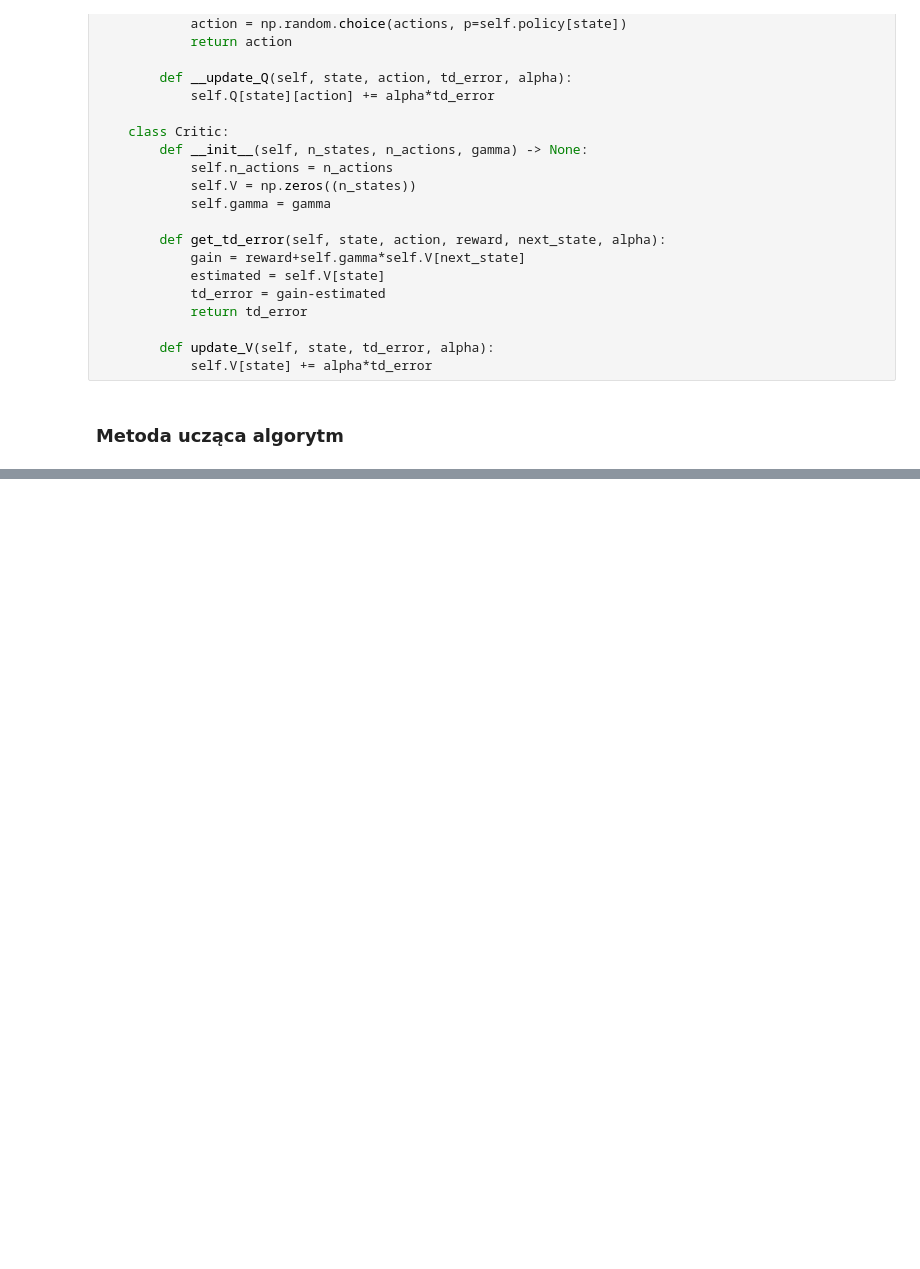
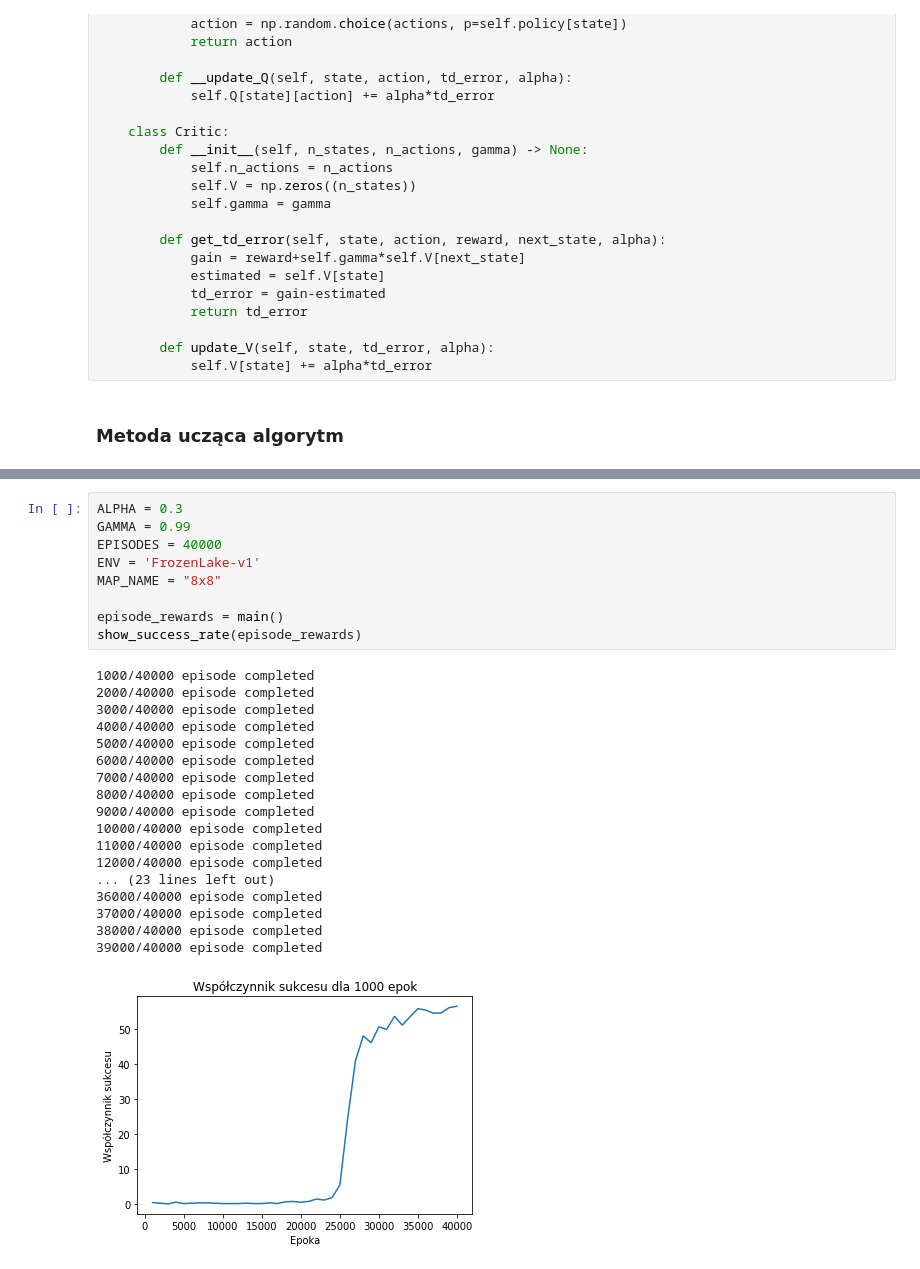
Before and after one commit to Ligerd/reinforcement_learning, a Jupyter notebook: src/actor_critic_simple.ipynb, the cells around one changed output, grey strips where cells are left out. Drawn from its saved outputs; the diff is of its cells as text; blank space fills up the shorter version.

```diff
--- a/src/actor_critic_simple.ipynb
+++ b/src/actor_critic_simple.ipynb
@@ -164,0 +166,28 @@ plot(success_rate, "Średnik współczynnik sukcesu")
+# %%
+ALPHA = 0.3
+GAMMA = 0.99
+EPISODES = 40000
+ENV = 'FrozenLake-v1'
+MAP_NAME = "8x8"
+
+episode_rewards = main()
+show_success_rate(episode_rewards)
+# %% [output]
+1000/40000 episode completed
+2000/40000 episode completed
+3000/40000 episode completed
+4000/40000 episode completed
+5000/40000 episode completed
+6000/40000 episode completed
+7000/40000 episode completed
+8000/40000 episode completed
+9000/40000 episode completed
+10000/40000 episode completed
+11000/40000 episode completed
+12000/40000 episode completed
+... (23 lines left out)
+36000/40000 episode completed
+37000/40000 episode completed
+38000/40000 episode completed
+39000/40000 episode completed
+[figure, added]
```
Also changed, not shown: parts of 8 cells of this notebook.
